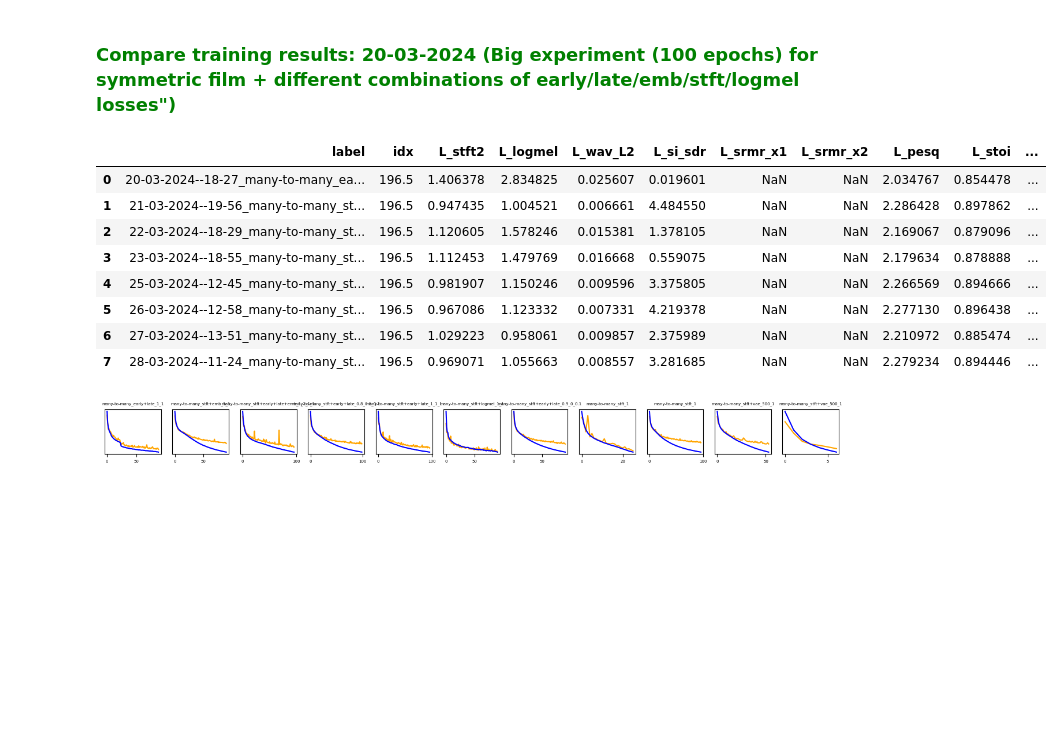
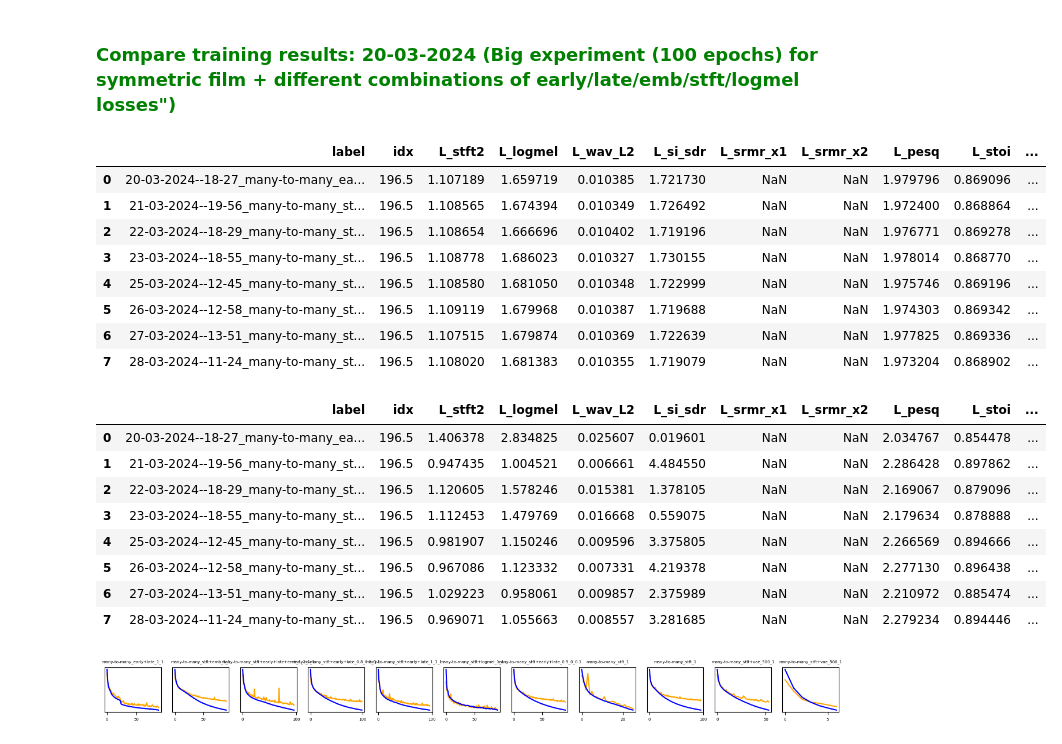
Before and after one commit to joaluba/reverb-match-cond-u-net, a Jupyter notebook: notebooks/exp_log.ipynb, the cells around one changed output. Cells and saved outputs as stored; diff of their text form; code cells hidden in the pictures; blank space fills up the shorter version.

```diff
--- a/notebooks/exp_log.ipynb
+++ b/notebooks/exp_log.ipynb
@@ -265,17 +266,28 @@ plot_losses(datapath,"runs-exp-19-03-2024","best")
 ### <font color='green'>Compare training results: 20-03-2024 (Big experiment (100 epochs) for symmetric film + different combinations of early/late/emb/stft/logmel losses")
  </font>
 # %%
+summarize_eval2(datapath,"runs-exp-20-03-2024","eval_all_batches.csv","content:target", b_save=False)
+
 summarize_eval2(datapath,"runs-exp-20-03-2024","eval_all_batches.csv","prediction:target", b_save=False)
 # %% [output]
 |  | label | idx | L_stft2 | L_logmel | L_wav_L2 | L_si_sdr | L_srmr_x1 | L_srmr_x2 | L_pesq | L_stoi | ... |
-| 0 | 20-03-2024--18-27_many-to-many_ea... | 196.5 | 1.406378 | 2.834825 | 0.025607 | 0.019601 | NaN | NaN | 2.034767 | 0.854478 | ... |
-| 1 | 21-03-2024--19-56_many-to-many_st... | 196.5 | 0.947435 | 1.004521 | 0.006661 | 4.484550 | NaN | NaN | 2.286428 | 0.897862 | ... |
-| 2 | 22-03-2024--18-29_many-to-many_st... | 196.5 | 1.120605 | 1.578246 | 0.015381 | 1.378105 | NaN | NaN | 2.169067 | 0.879096 | ... |
-| 3 | 23-03-2024--18-55_many-to-many_st... | 196.5 | 1.112453 | 1.479769 | 0.016668 | 0.559075 | NaN | NaN | 2.179634 | 0.878888 | ... |
-| 4 | 25-03-2024--12-45_many-to-many_st... | 196.5 | 0.981907 | 1.150246 | 0.009596 | 3.375805 | NaN | NaN | 2.266569 | 0.894666 | ... |
-| 5 | 26-03-2024--12-58_many-to-many_st... | 196.5 | 0.967086 | 1.123332 | 0.007331 | 4.219378 | NaN | NaN | 2.277130 | 0.896438 | ... |
-| 6 | 27-03-2024--13-51_many-to-many_st... | 196.5 | 1.029223 | 0.958061 | 0.009857 | 2.375989 | NaN | NaN | 2.210972 | 0.885474 | ... |
-| 7 | 28-03-2024--11-24_many-to-many_st... | 196.5 | 0.969071 | 1.055663 | 0.008557 | 3.281685 | NaN | NaN | 2.279234 | 0.894446 | ... |
+| 0 | 20-03-2024--18-27_many-to-many_ea... | 196.5 | 1.107189 | 1.659719 | 0.010385 | 1.721730 | NaN | NaN | 1.979796 | 0.869096 | ... |
+| 1 | 21-03-2024--19-56_many-to-many_st... | 196.5 | 1.108565 | 1.674394 | 0.010349 | 1.726492 | NaN | NaN | 1.972400 | 0.868864 | ... |
+| 2 | 22-03-2024--18-29_many-to-many_st... | 196.5 | 1.108654 | 1.666696 | 0.010402 | 1.719196 | NaN | NaN | 1.976771 | 0.869278 | ... |
+| 3 | 23-03-2024--18-55_many-to-many_st... | 196.5 | 1.108778 | 1.686023 | 0.010327 | 1.730155 | NaN | NaN | 1.978014 | 0.868770 | ... |
+| 4 | 25-03-2024--12-45_many-to-many_st... | 196.5 | 1.108580 | 1.681050 | 0.010348 | 1.722999 | NaN | NaN | 1.975746 | 0.869196 | ... |
+| 5 | 26-03-2024--12-58_many-to-many_st... | 196.5 | 1.109119 | 1.679968 | 0.010387 | 1.719688 | NaN | NaN | 1.974303 | 0.869342 | ... |
+| 6 | 27-03-2024--13-51_many-to-many_st... | 196.5 | 1.107515 | 1.679874 | 0.010369 | 1.722639 | NaN | NaN | 1.977825 | 0.869336 | ... |
+| 7 | 28-03-2024--11-24_many-to-many_st... | 196.5 | 1.108020 | 1.681383 | 0.010355 | 1.719079 | NaN | NaN | 1.973204 | 0.868902 | ... |
+|  | label | idx | L_stft2 | L_logmel | L_wav_L2 | L_si_sdr | L_srmr_x1 | L_srmr_x2 | L_pesq | L_stoi | ... |
+| 0 | 20-03-2024--18-27_many-to-many_ea... | 196.5 | 1.406378 | 2.834825 | 0.025607 | 0.019601 | NaN | NaN | 2.034767 | 0.854478 | ... |
+| 1 | 21-03-2024--19-56_many-to-many_st... | 196.5 | 0.947435 | 1.004521 | 0.006661 | 4.484550 | NaN | NaN | 2.286428 | 0.897862 | ... |
+| 2 | 22-03-2024--18-29_many-to-many_st... | 196.5 | 1.120605 | 1.578246 | 0.015381 | 1.378105 | NaN | NaN | 2.169067 | 0.879096 | ... |
+| 3 | 23-03-2024--18-55_many-to-many_st... | 196.5 | 1.112453 | 1.479769 | 0.016668 | 0.559075 | NaN | NaN | 2.179634 | 0.878888 | ... |
+| 4 | 25-03-2024--12-45_many-to-many_st... | 196.5 | 0.981907 | 1.150246 | 0.009596 | 3.375805 | NaN | NaN | 2.266569 | 0.894666 | ... |
+| 5 | 26-03-2024--12-58_many-to-many_st... | 196.5 | 0.967086 | 1.123332 | 0.007331 | 4.219378 | NaN | NaN | 2.277130 | 0.896438 | ... |
+| 6 | 27-03-2024--13-51_many-to-many_st... | 196.5 | 1.029223 | 0.958061 | 0.009857 | 2.375989 | NaN | NaN | 2.210972 | 0.885474 | ... |
+| 7 | 28-03-2024--11-24_many-to-many_st... | 196.5 | 0.969071 | 1.055663 | 0.008557 | 3.281685 | NaN | NaN | 2.279234 | 0.894446 | ... |
 # %%
 plot_losses(datapath,"runs-exp-20-03-2024","best")
 # %% [output]
```
Also changed, not shown: parts of 2 cells of this notebook, 6 other files.
